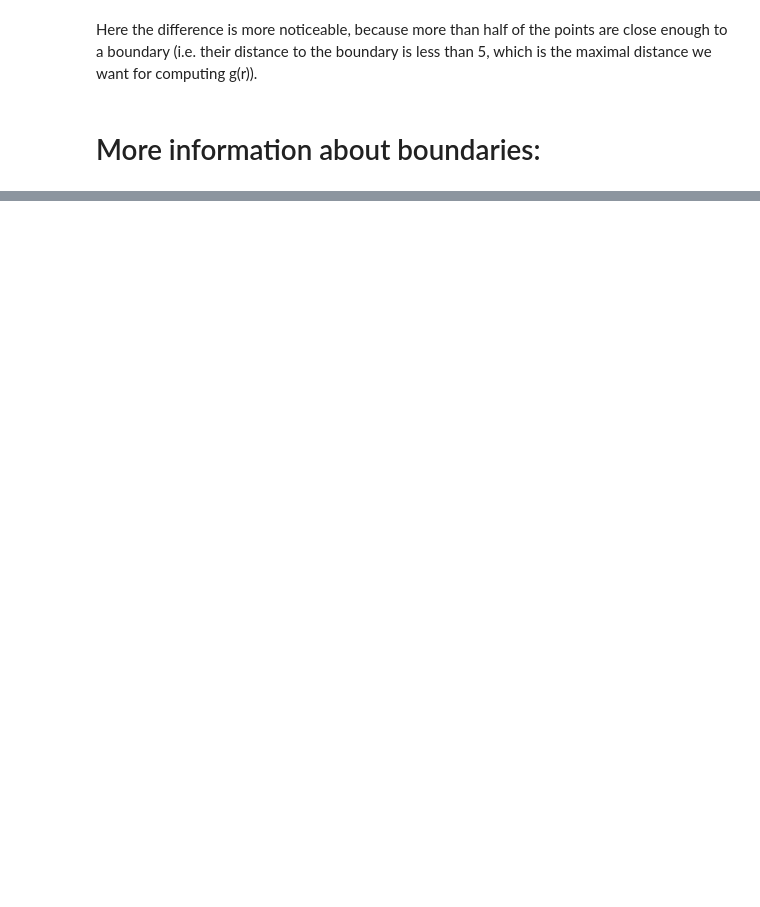
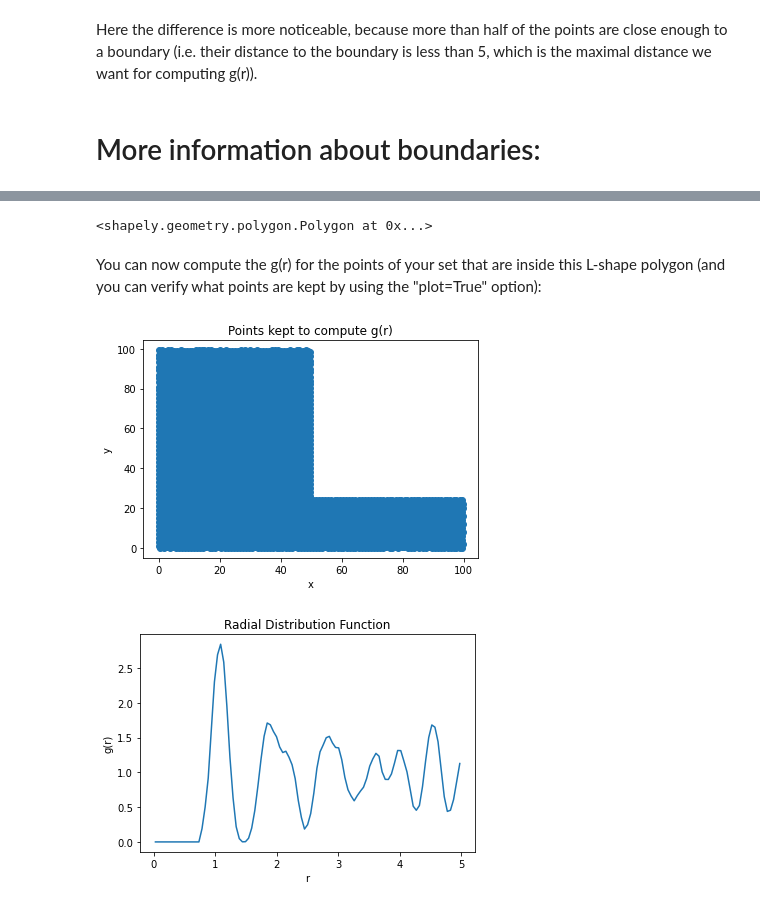
Before and after one commit to aberut/paircorrelation2d, a Jupyter notebook: example.ipynb, the cells around one changed output, grey strips where cells are left out. Saved outputs shown, nothing was run; the diff lists cells and outputs as text; code cells hidden in the pictures; blank space fills up the shorter version.

Commit message:
Finished example.ipynb and added the new array of points as an optional output

```diff
--- a/example.ipynb
+++ b/example.ipynb
@@ -136,0 +141,15 @@ Here the difference is more noticeable, because more than half of the points are
+# %%
+from shapely.geometry import Polygon
+
+lshape_coord=np.array([[0,0],[100,0],[100,25],[50,25],[50,100],[0,100]])
+lshape_poly=Polygon(lshape_coord) #this step is just for illustration purpose (it's not needed otherwise)
+lshape_poly
+# %% [output]
+<shapely.geometry.polygon.Polygon at 0x...>
+# %% [markdown]
+You can now compute the g(r) for the points of your set that are inside this L-shape polygon (and you can verify what points are kept by using the "plot=True" option):
+# %%
+[g_of_r_lshape,r]=pcf2d(points,bins,coord_border=lshape_coord,plot=True)
+# %% [output]
+[figure, added]
+[figure, added]
```
Also changed, not shown: parts of 24 cells of this notebook, 1 other file.
